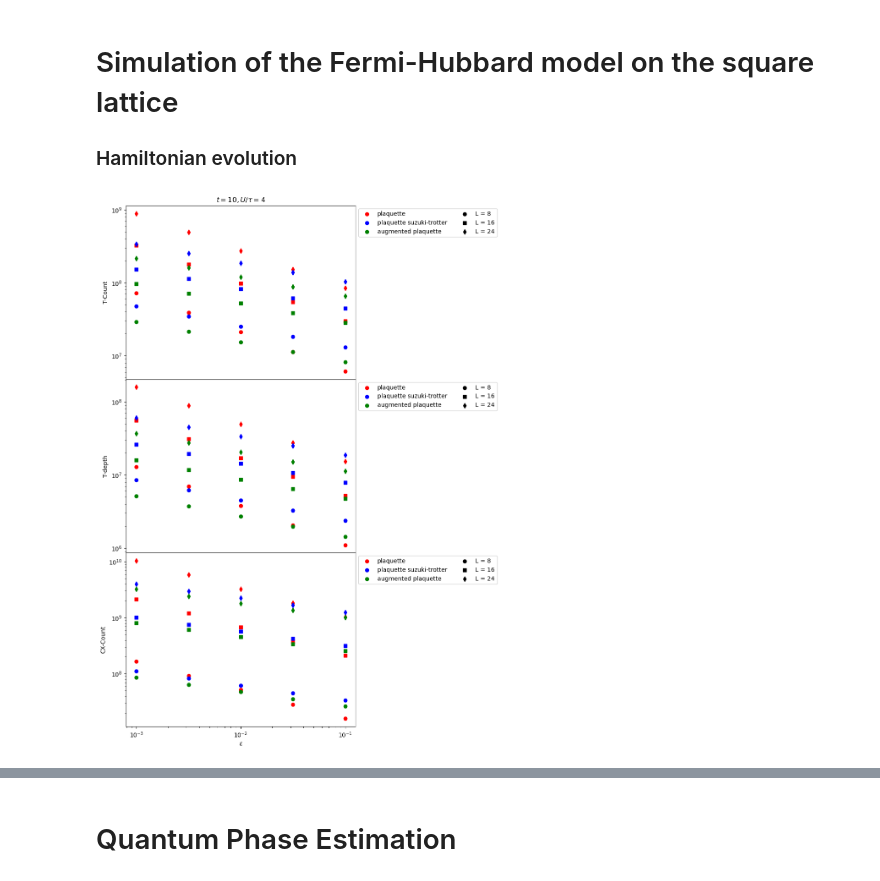
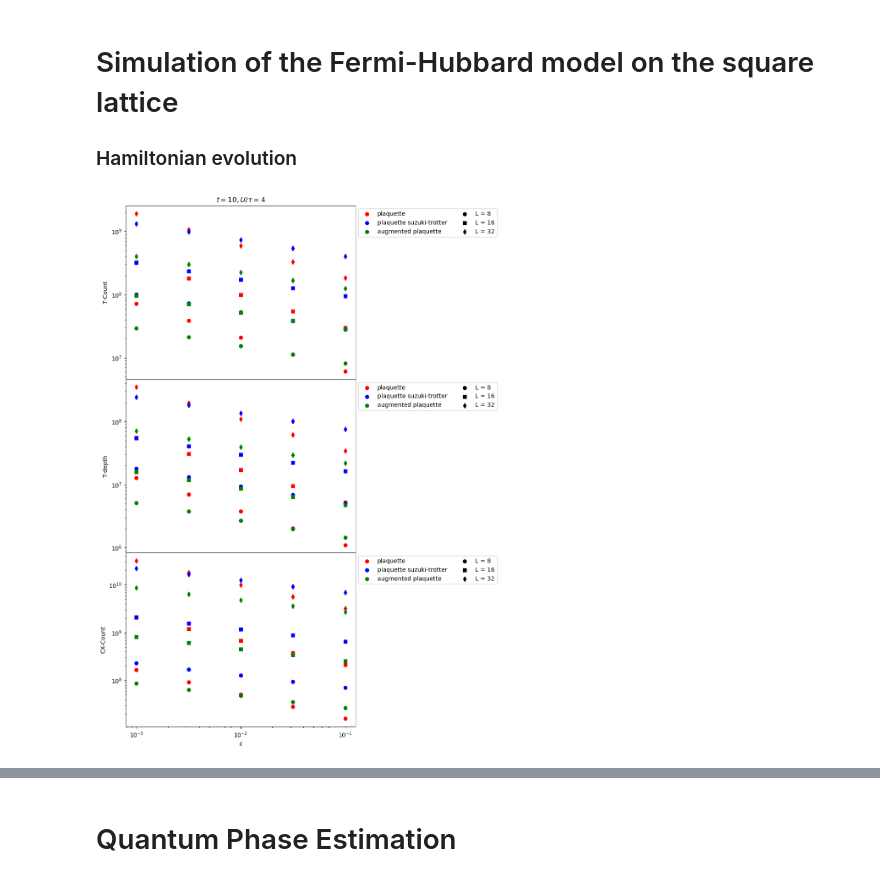
Before and after one commit to BjornTCC/lie-trotterization, a Jupyter notebook: square_lattice.ipynb, the cells around one changed output, grey strips where cells are left out. Cells and saved outputs as stored; diff of their text form; code cells hidden in the pictures.

```diff
--- a/square_lattice.ipynb
+++ b/square_lattice.ipynb
@@ -106,7 +106,7 @@ def dict_to_cx_count(dct: dict) -> int:
 t = 10
 logeps_list = np.linspace(-3, -1, 5)
 eps_list = np.pow(10, logeps_list)
-Ls = [8, 16, 24]
+Ls = [8, 16, 32]
 
 colors = ['r', 'b', 'g']
 marker_styles = ['o', 's', 'd']
@@ -122,34 +122,34 @@ for ax, g in zip([ax_t, ax_td, ax_cx], ["T-Count", "T-depth", "CX-Count"]):
         ax.scatter([],[], c = color, marker = "o", label = strat)
     for L, marker in zip(Ls, marker_styles):
         ax.scatter([],[], c = "k", marker = marker, label = f"L = {L}")
 
     ax.set_xscale("log")
     ax.set_yscale("log")
     ax.legend(ncol = 2, loc = "upper left", bbox_to_anchor = (1.0,1.0))
     ax.set_ylabel(f"{g}")
 
 for gate_gen, color, comp_strat in zip([gates_2nd_order, gates_4th_order, gates_augmented], colors, comp_strats):
     for L, marker_style in zip(Ls, marker_styles):
         t_gates, u_gates = gate_gen(L)
         dcts = [hamiltonian_simulation_cost(
             t,
             e,
             t_gates,
             outer_gates=u_gates,
             trotter_steps_from_time_and_error=get_trotter_count_func(comp_strat, L),
             x=x,
             synthesize_rotation_with="RUS"
         )
             for e in eps_list
                ]
         ys_t = [dict_to_t_count(d) for d in dcts]
         ys_td = [dict_to_t_depth(d) for d in dcts]
         ys_cx = [dict_to_cx_count(d) for d in dcts]
         ax_t.scatter(eps_list, ys_t, marker = marker_style, c = color)
         ax_td.scatter(eps_list, ys_td, marker = marker_style, c = color)
         ax_cx.scatter(eps_list, ys_cx, marker = marker_style, c = color)
 # %% [output]
-[figure, old version]
+[figure, new version]
 # %%
 logts = np.linspace(0, 2, 10)
 ts = np.pow(10, logts)
```
Also changed, not shown: parts of 3 cells of this notebook, 1 other file.
